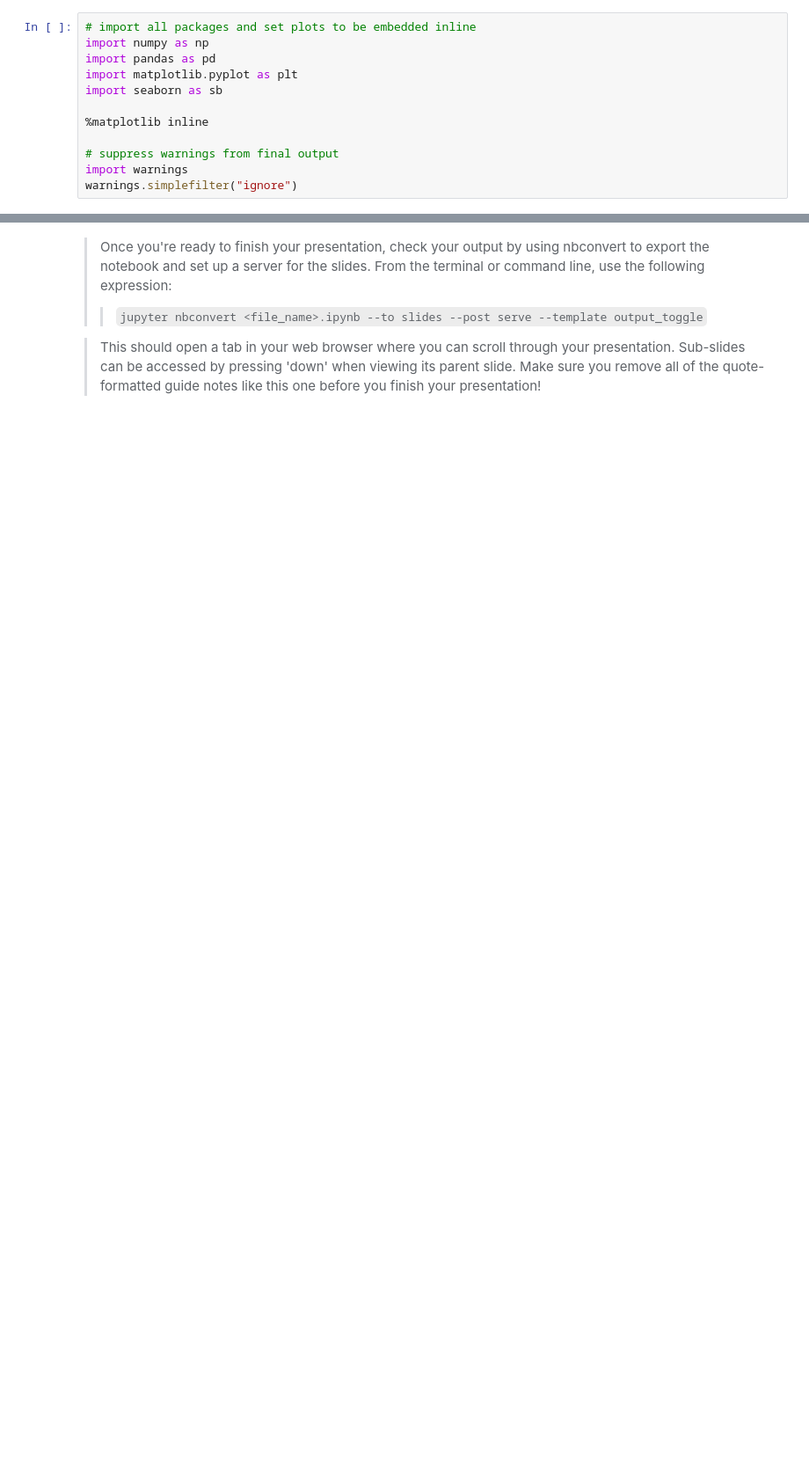
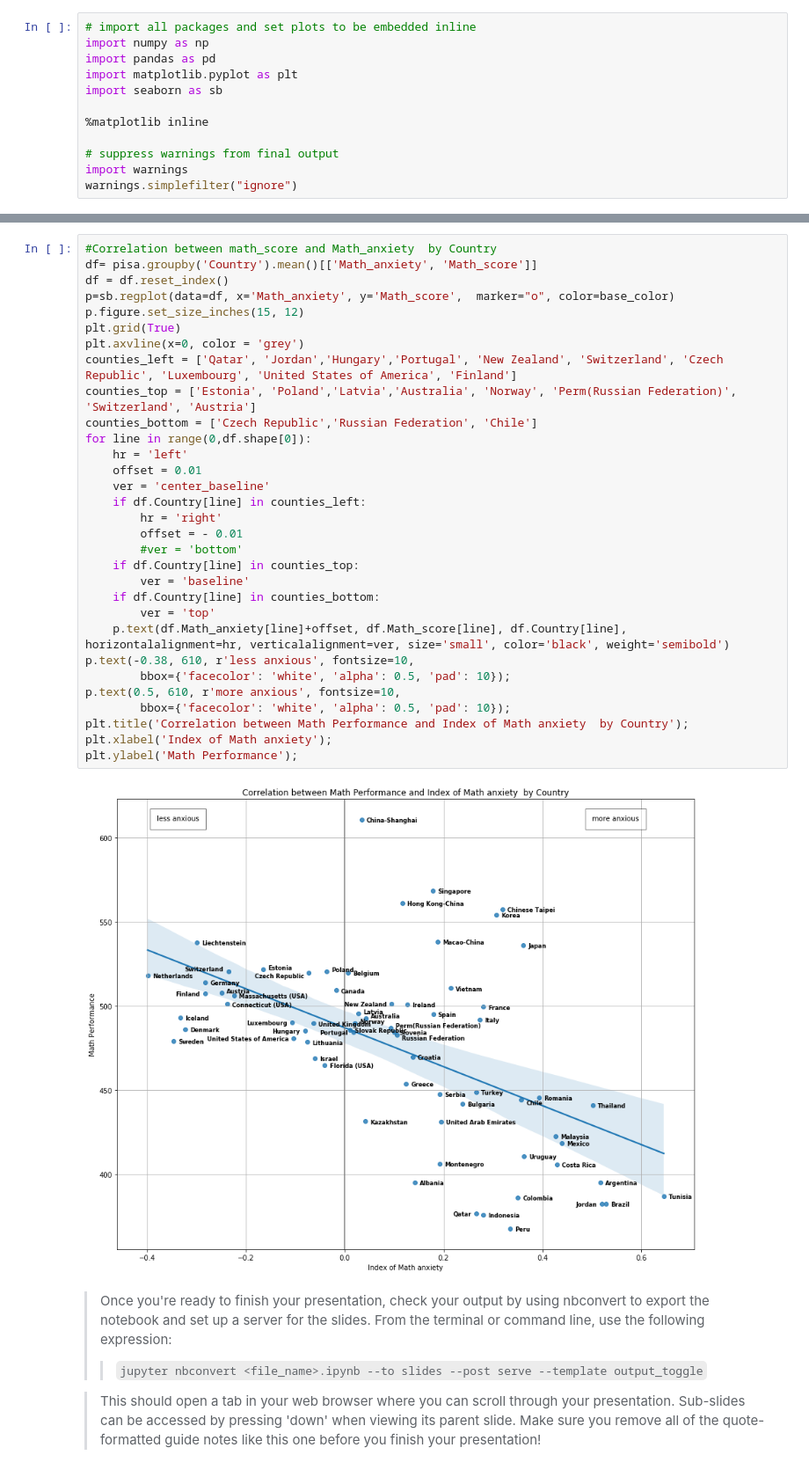
Before and after one commit to Anyra20/CommunicateDataProject, a Jupyter notebook: explanatory_analysis_PISA2012.ipynb, the cells around one changed output, grey strips where cells are left out. Shown: that part at 88% size. Cells and saved outputs as stored; diff of their text form; blank space fills up the shorter version.

```diff
--- a/explanatory_analysis_PISA2012.ipynb
+++ b/explanatory_analysis_PISA2012.ipynb
@@ -41,3 +134,36 @@ but feel free to add more if you'd like!
+# %%
+#Correlation between math_score and Math_anxiety  by Country
+df= pisa.groupby('Country').mean()[['Math_anxiety', 'Math_score']]
+df = df.reset_index()
+p=sb.regplot(data=df, x='Math_anxiety', y='Math_score',  marker="o", color=base_color)
+p.figure.set_size_inches(15, 12)
+plt.grid(True)
+plt.axvline(x=0, color = 'grey')
+counties_left = ['Qatar', 'Jordan','Hungary','Portugal', 'New Zealand', 'Switzerland', 'Czech Republic', 'Luxembourg', 'United States of America', 'Finland']
+counties_top = ['Estonia', 'Poland','Latvia','Australia', 'Norway', 'Perm(Russian Federation)', 'Switzerland', 'Austria']
+counties_bottom = ['Czech Republic','Russian Federation', 'Chile']
+for line in range(0,df.shape[0]):
+    hr = 'left'
+    offset = 0.01
+    ver = 'center_baseline'
+    if df.Country[line] in counties_left:
+        hr = 'right'
+        offset = - 0.01
+        #ver = 'bottom'
+    if df.Country[line] in counties_top:
+        ver = 'baseline'
+    if df.Country[line] in counties_bottom:
+        ver = 'top'
+    p.text(df.Math_anxiety[line]+offset, df.Math_score[line], df.Country[line], horizontalalignment=hr, verticalalignment=ver, size='small', color='black', weight='semibold')
+p.text(-0.38, 610, r'less anxious', fontsize=10,
+        bbox={'facecolor': 'white', 'alpha': 0.5, 'pad': 10});
+p.text(0.5, 610, r'more anxious', fontsize=10,
+        bbox={'facecolor': 'white', 'alpha': 0.5, 'pad': 10});
+plt.title('Correlation between Math Performance and Index of Math anxiety  by Country');
+plt.xlabel('Index of Math anxiety');
+plt.ylabel('Math Performance');
+# %% [output]
+[figure, added]
 # %% [markdown]
 > Once you're ready to finish your presentation, check your output by using
 nbconvert to export the notebook and set up a server for the slides. From the
```
Also changed, not shown: parts of 24 cells of this notebook, 4 other files.
